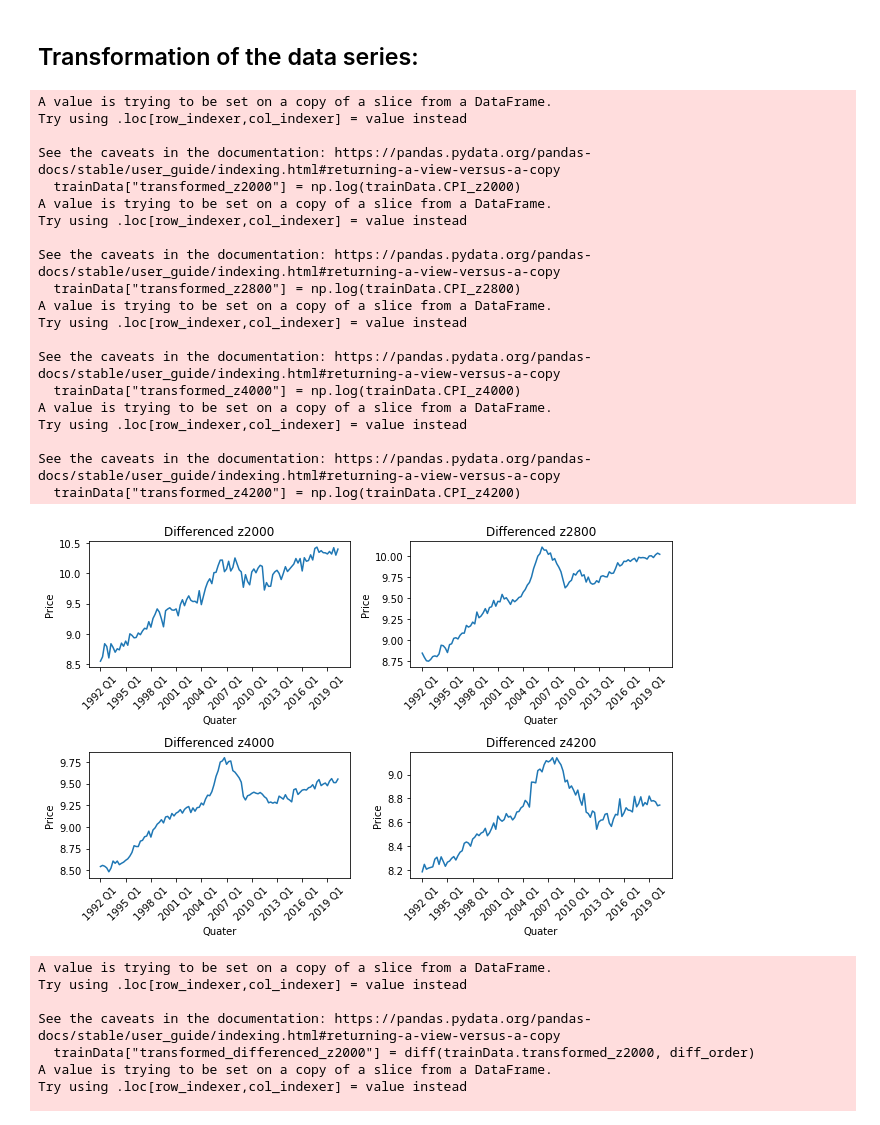
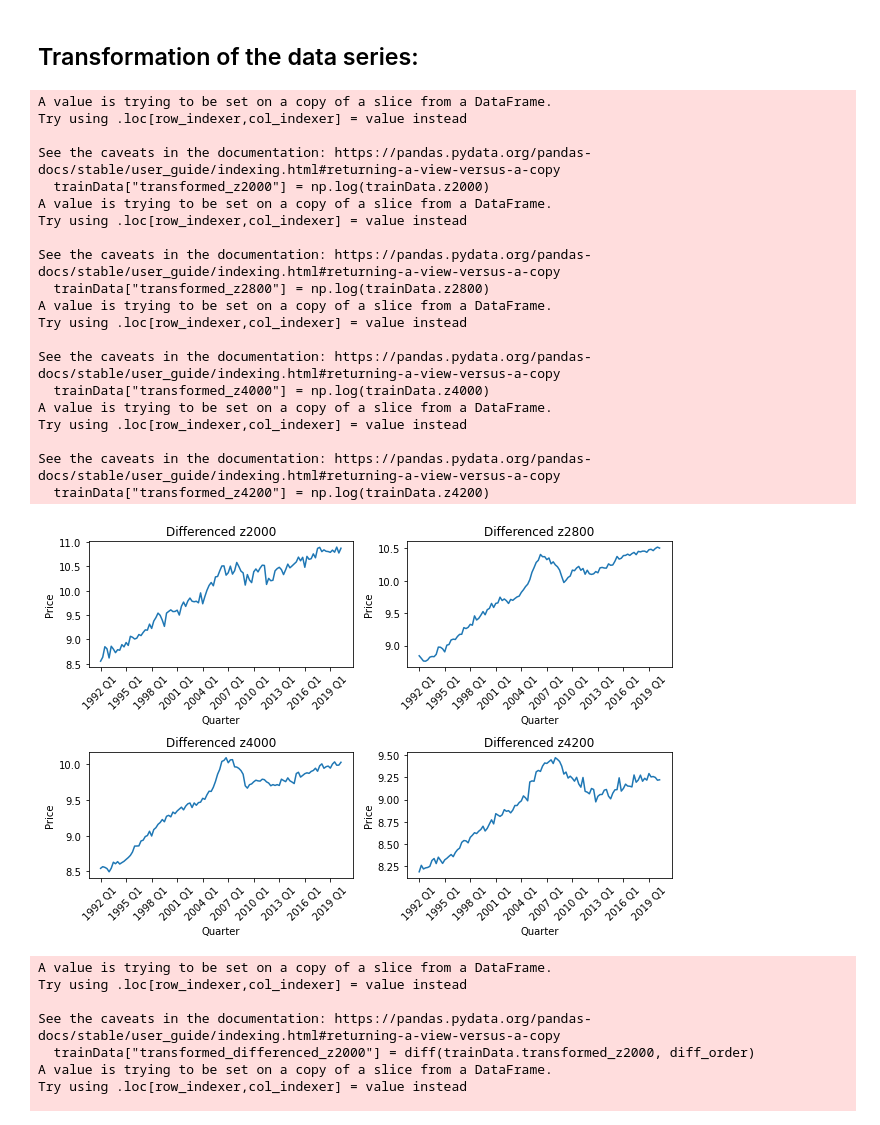
Before and after one commit to emilhaugstvedt/Time-Series-Analysis, a Jupyter notebook: Assignment4/Ass4.ipynb, the cells around one changed output. Cells and saved outputs as stored; diff of their text form; code cells hidden in the pictures.

```diff
--- a/Assignment4/Ass4.ipynb
+++ b/Assignment4/Ass4.ipynb
@@ -306,56 +307,56 @@ See the caveats in the documentation: https://pandas.pydata.org/pandas-docs/stab
 ## Transformation of the data series:
 # %%
 # Log transform the data:
-trainData["transformed_z2000"] = np.log(trainData.CPI_z2000)
-trainData["transformed_z2800"] = np.log(trainData.CPI_z2800)
-trainData["transformed_z4000"] = np.log(trainData.CPI_z4000)
-trainData["transformed_z4200"] = np.log(trainData.CPI_z4200)
+trainData["transformed_z2000"] = np.log(trainData.z2000)
+trainData["transformed_z2800"] = np.log(trainData.z2800)
+trainData["transformed_z4000"] = np.log(trainData.z4000)
+trainData["transformed_z4200"] = np.log(trainData.z4200)
 
 # Plot the transformed data:
 plt.figure(figsize= (9, 6))
 plt.subplot(221)
 plt.plot(trainData.Date, trainData.transformed_z2000)
-plt.title("Differenced z2000"), plt.ylabel("Price"), plt.xlabel("Quater")
-plt.xticks([date for date in range(0, len(trainData), 12)], rotation= 45);
+plt.title("Differenced z2000"), plt.ylabel("Price"), plt.xlabel("Quarter")
+plt.xticks([date for date in range(0, len(trainData), 12)], rotation= 45)
 
 plt.subplot(222)
 plt.plot(trainData.Date, trainData.transformed_z2800)
-plt.title("Differenced z2800"), plt.ylabel("Price"), plt.xlabel("Quater")
-plt.xticks([date for date in range(0, len(trainData), 12)], rotation= 45);
+plt.title("Differenced z2800"), plt.ylabel("Price"), plt.xlabel("Quarter")
+plt.xticks([date for date in range(0, len(trainData), 12)], rotation= 45)
 
 plt.subplot(223)
 plt.plot(trainData.Date, trainData.transformed_z4000)
-plt.title("Differenced z4000"), plt.ylabel("Price"), plt.xlabel("Quater")
-plt.xticks([date for date in range(0, len(trainData), 12)], rotation= 45);
+plt.title("Differenced z4000"), plt.ylabel("Price"), plt.xlabel("Quarter")
+plt.xticks([date for date in range(0, len(trainData), 12)], rotation= 45)
 
 plt.subplot(224)
 plt.plot(trainData.Date, trainData.transformed_z4200)
-plt.title("Differenced z4200"), plt.ylabel("Price"), plt.xlabel("Quater")
-plt.xticks([date for date in range(0, len(trainData), 12)], rotation= 45);
+plt.title("Differenced z4200"), plt.ylabel("Price"), plt.xlabel("Quarter")
+plt.xticks([date for date in range(0, len(trainData), 12)], rotation= 45)
 
 plt.tight_layout()
 # %% [output]
 A value is trying to be set on a copy of a slice from a DataFrame.
 Try using .loc[row_indexer,col_indexer] = value instead
 
 See the caveats in the documentation: https://pandas.pydata.org/pandas-docs/stable/user_guide/indexing.html#returning-a-view-versus-a-copy
-  trainData["transformed_z2000"] = np.log(trainData.CPI_z2000)
+  trainData["transformed_z2000"] = np.log(trainData.z2000)
 A value is trying to be set on a copy of a slice from a DataFrame.
 Try using .loc[row_indexer,col_indexer] = value instead
 
 See the caveats in the documentation: https://pandas.pydata.org/pandas-docs/stable/user_guide/indexing.html#returning-a-view-versus-a-copy
-  trainData["transformed_z2800"] = np.log(trainData.CPI_z2800)
+  trainData["transformed_z2800"] = np.log(trainData.z2800)
 A value is trying to be set on a copy of a slice from a DataFrame.
 Try using .loc[row_indexer,col_indexer] = value instead
 
 See the caveats in the documentation: https://pandas.pydata.org/pandas-docs/stable/user_guide/indexing.html#returning-a-view-versus-a-copy
-  trainData["transformed_z4000"] = np.log(trainData.CPI_z4000)
+  trainData["transformed_z4000"] = np.log(trainData.z4000)
 A value is trying to be set on a copy of a slice from a DataFrame.
 Try using .loc[row_indexer,col_indexer] = value instead
 
 See the caveats in the documentation: https://pandas.pydata.org/pandas-docs/stable/user_guide/indexing.html#returning-a-view-versus-a-copy
-  trainData["transformed_z4200"] = np.log(trainData.CPI_z4200)
+  trainData["transformed_z4200"] = np.log(trainData.z4200)
-[figure, old version]
+[figure, new version]
 # %%
 from statsmodels.tsa.statespace.tools import diff
 
```
Also changed, not shown: parts of 29 cells of this notebook, 12 other files.
